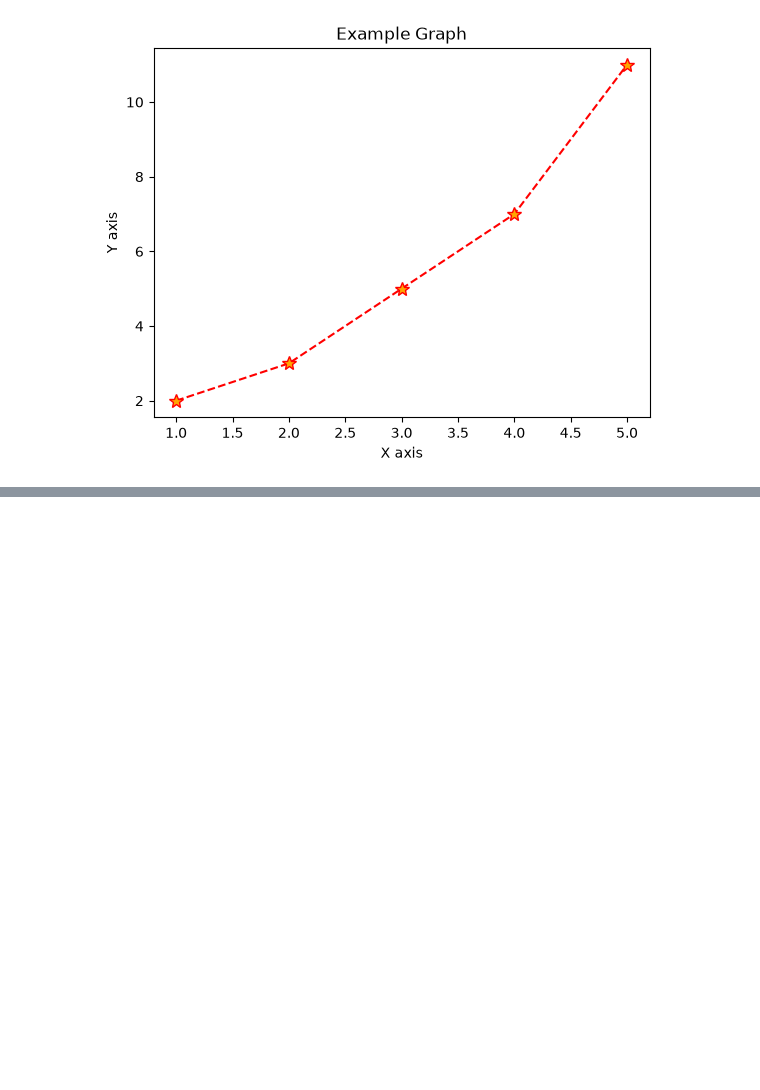
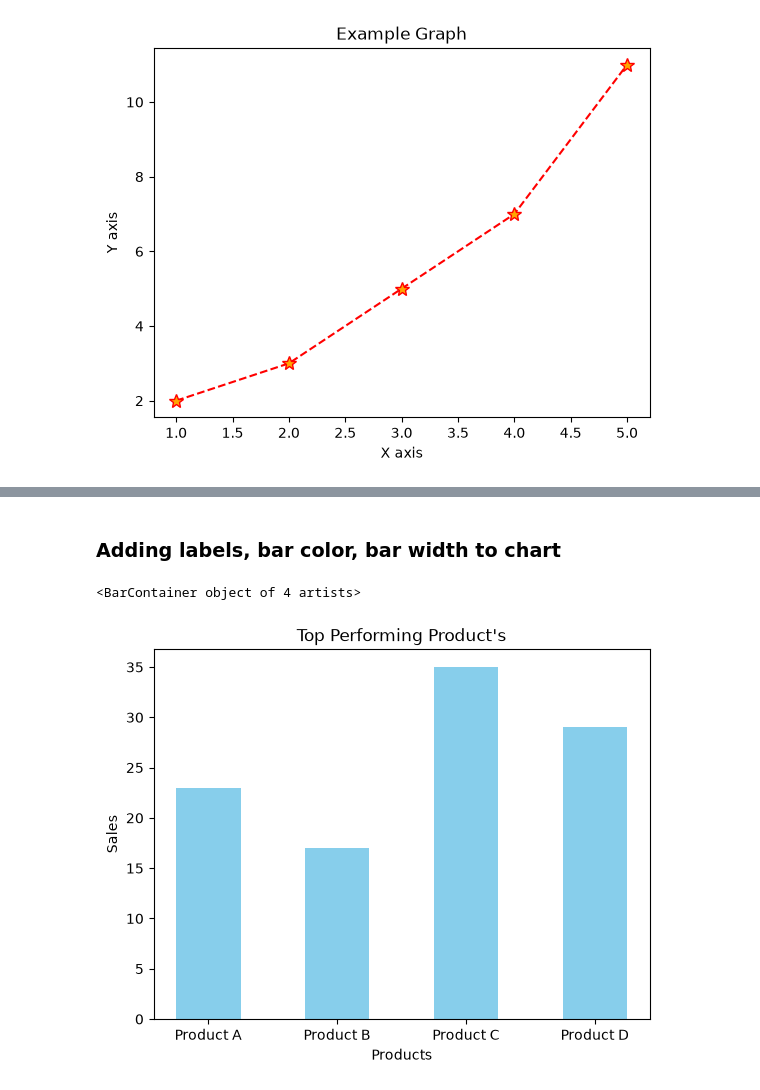
Before and after one commit to IsraelColman/data-analytics, a Jupyter notebook: week-07/Ex3A_Plotting_Data.ipynb, the cells around one changed output, grey strips where cells are left out. Saved outputs shown, nothing was run; the diff lists cells and outputs as text; code cells hidden in the pictures; blank space fills up the shorter version.

```diff
--- a/week-07/Ex3A_Plotting_Data.ipynb
+++ b/week-07/Ex3A_Plotting_Data.ipynb
@@ -110,0 +128,16 @@ plt.plot(
+# %% [markdown]
+### Adding labels, bar color, bar width to chart
+# %%
+plt.title("Top Performing Product's")
+plt.xlabel("Products")
+plt.ylabel("Sales")
+
+plt.bar(
+    products,
+    sales,
+    color='skyblue',
+    width=0.5
+)
+# %% [output]
+<BarContainer object of 4 artists>
+[figure, added]
```
Also changed, not shown: parts of 19 cells of this notebook.
